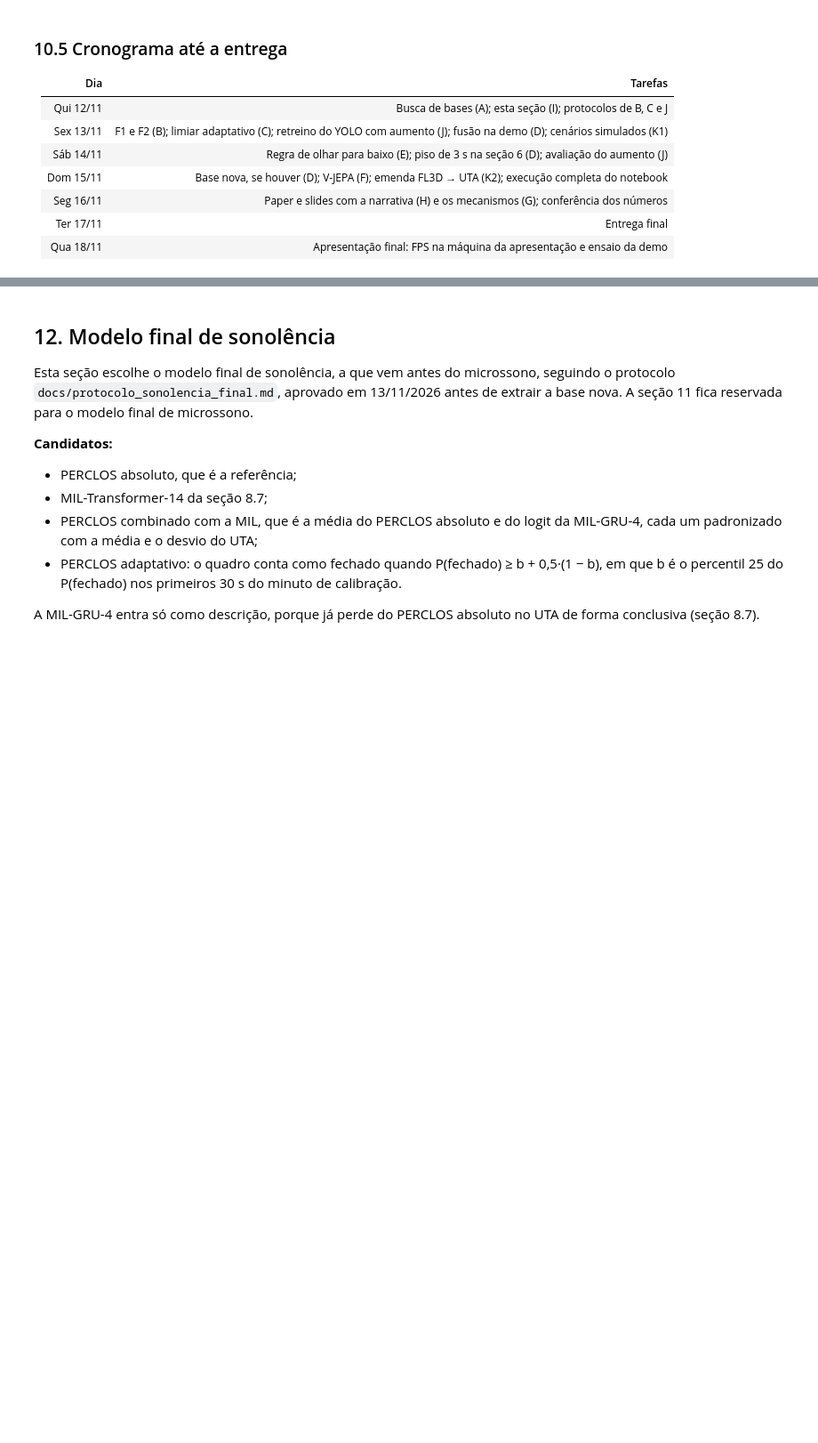
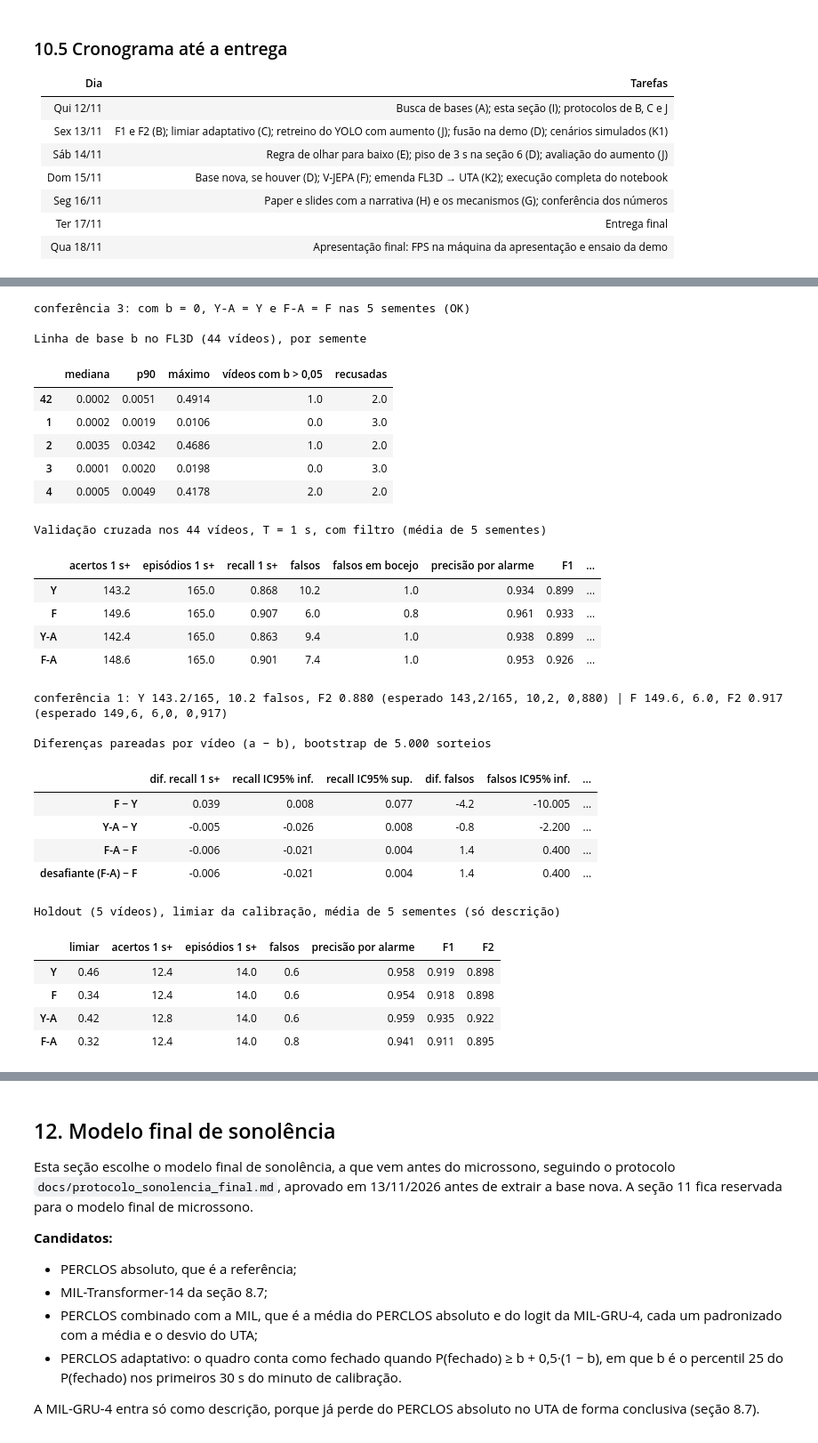
Before and after one commit to rcapozzielli/entrega_final_InsperAI_Wakely, a Jupyter notebook: wakely.ipynb, the cells around one changed output, grey strips where cells are left out. Shown at 89% size. Saved outputs shown, nothing was run; the diff lists cells and outputs as text; code cells hidden in the pictures; blank space fills up the shorter version.

```diff
--- a/wakely.ipynb
+++ b/wakely.ipynb
@@ -426,14 +426,15 @@ TOL = int(0.5 * FPS)
 T_ALERTA = 1.0   # limite inferior da faixa de microssono do Euro NCAP (1 a 2 s)
 
 
-def bocejo_ativo(tl, lim, persistencia, margem):
-    # só usa frames passados: boca aberta por `persistencia` frames seguidos, e mais `margem` frames depois
-    alta = tl["boca"].ge(lim).astype(float)
+def bocejo_ativo(tl, lim, persistencia, margem, coluna="boca"):
+    # só usa frames passados: boca aberta por `persistencia` frames seguidos, e mais `margem` frames depois.
+    # Com coluna="sorriso", a mesma lógica detecta o sorriso (seção 11.5).
+    alta = tl[coluna].ge(lim).astype(float)
     firme = alta.rolling(persistencia, min_periods=persistencia).sum().eq(persistencia).astype(float)
     return firme.rolling(margem + 1, min_periods=1).max().gt(0).values
 
 
-def fechamento(tl, col, limiar, mediana=1, delta=0.0, manter=0, filtro=None):
+def fechamento(tl, col, limiar, mediana=1, delta=0.0, manter=0, filtro=None, sorriso=None):
     # True nos frames fechados. Os padrões reproduzem a regra simples; a seção 4.2 testa os ajustes
     # e a seção 6 testa o filtro de bocejo.
     s = tl[col]
@@ -454,6 +455,8 @@ def fechamento(tl, col, limiar, mediana=1, delta=0.0, manter=0, filtro=None):
                 fechado[a + acima[0]:b + 1] = True
     if filtro:      # olho fechado durante bocejo detectado não conta para o alerta
         fechado = fechado & ~bocejo_ativo(tl, **filtro)
+    if sorriso:     # olho fechado durante sorriso detectado não conta para o alerta (seção 11.5)
+        fechado = fechado & ~bocejo_ativo(tl, coluna="sorriso", **sorriso)
     return fechado
 
 
@@ -463,9 +466,9 @@ def alertas(tl, col, limiar, T, piso=None, **ajustes):
     # (frame do alerta, início do trecho, fim do trecho)
     saida = [(a + n - 1, a, b) for a, b in unir(trechos(fechado), BURACO_FECH) if b - a + 1 >= n]
     if piso:
-        # piso de segurança (seção 6.4): olho fechado por `piso` s ou mais avisa mesmo durante bocejo,
+        # piso de segurança (seção 6.4): olho fechado por `piso` s ou mais avisa mesmo durante bocejo ou sorriso,
         # se nenhum aviso caiu no trecho. É a regra de rodar_regra (seção 7) e da demo.
-        bruto = fechamento(tl, col, limiar, **{k: v for k, v in ajustes.items() if k != "filtro"})
+        bruto = fechamento(tl, col, limiar, **{k: v for k, v in ajustes.items() if k not in ("filtro", "sorriso")})
         p = int(round(piso * FPS))
         saida += [(a + p - 1, a, b) for a, b in unir(trechos(bruto), BURACO_FECH)
                   if b - a + 1 >= p and not any(ini <= b and fim >= a for _, ini, fim in saida)]
@@ -4570,0 +4599,16 @@ Um cuidado: o WACHsens não tem os mesmos sinais da webcam. Lá, a rede usa a ab
+# %%
+import os
+import subprocess
+import sys
+
+
+def rodar_script(nome, *args):
+    # roda um script de experimentos/ num processo separado (não mexe nas variáveis do notebook) e mostra a saída
+    r = subprocess.run([sys.executable, "-W", "ignore", f"experimentos/{nome}", *args], capture_output=True, text=True,
+                       encoding="utf-8", env={**os.environ, "PYTHONIOENCODING": "utf-8"})
+    print(r.stdout)
+    if r.returncode:
+        raise RuntimeError(r.stderr[-2000:])
+
+
+rodar_script("testes_bases_novas.py")
@@ -4570,0 +4645,33 @@ Um cuidado: o WACHsens não tem os mesmos sinais da webcam. Lá, a rede usa a ab
+# %%
+%run -i experimentos/limiar_adaptativo_fl3d.py
+rodar_script("limiar_adaptativo.py")
+# %% [output]
+conferência 3: com b = 0, Y-A = Y e F-A = F nas 5 sementes (OK)
+
+Linha de base b no FL3D (44 vídeos), por semente
+|  | mediana | p90 | máximo | vídeos com b > 0,05 | recusadas |
+| 42 | 0.0002 | 0.0051 | 0.4914 | 1.0 | 2.0 |
+| 1 | 0.0002 | 0.0019 | 0.0106 | 0.0 | 3.0 |
+| 2 | 0.0035 | 0.0342 | 0.4686 | 1.0 | 2.0 |
+| 3 | 0.0001 | 0.0020 | 0.0198 | 0.0 | 3.0 |
+| 4 | 0.0005 | 0.0049 | 0.4178 | 2.0 | 2.0 |
+Validação cruzada nos 44 vídeos, T = 1 s, com filtro (média de 5 sementes)
+|  | acertos 1 s+ | episódios 1 s+ | recall 1 s+ | falsos | falsos em bocejo | precisão por alarme | F1 | ... |
+| Y | 143.2 | 165.0 | 0.868 | 10.2 | 1.0 | 0.934 | 0.899 | ... |
+| F | 149.6 | 165.0 | 0.907 | 6.0 | 0.8 | 0.961 | 0.933 | ... |
+| Y-A | 142.4 | 165.0 | 0.863 | 9.4 | 1.0 | 0.938 | 0.899 | ... |
+| F-A | 148.6 | 165.0 | 0.901 | 7.4 | 1.0 | 0.953 | 0.926 | ... |
+conferência 1: Y 143.2/165, 10.2 falsos, F2 0.880 (esperado 143,2/165, 10,2, 0,880) | F 149.6, 6.0, F2 0.917 (esperado 149,6, 6,0, 0,917)
+
+Diferenças pareadas por vídeo (a − b), bootstrap de 5.000 sorteios
+|  | dif. recall 1 s+ | recall IC95% inf. | recall IC95% sup. | dif. falsos | falsos IC95% inf. | ... |
+| F − Y | 0.039 | 0.008 | 0.077 | -4.2 | -10.005 | ... |
+| Y-A − Y | -0.005 | -0.026 | 0.008 | -0.8 | -2.200 | ... |
+| F-A − F | -0.006 | -0.021 | 0.004 | 1.4 | 0.400 | ... |
+| desafiante (F-A) − F | -0.006 | -0.021 | 0.004 | 1.4 | 0.400 | ... |
+Holdout (5 vídeos), limiar da calibração, média de 5 sementes (só descrição)
+|  | limiar | acertos 1 s+ | episódios 1 s+ | falsos | precisão por alarme | F1 | F2 |
+| Y | 0.46 | 12.4 | 14.0 | 0.6 | 0.958 | 0.919 | 0.898 |
+| F | 0.34 | 12.4 | 14.0 | 0.6 | 0.954 | 0.918 | 0.898 |
+| Y-A | 0.42 | 12.8 | 14.0 | 0.6 | 0.959 | 0.935 | 0.922 |
+| F-A | 0.32 | 12.4 | 14.0 | 0.8 | 0.941 | 0.911 | 0.895 |
```
Also changed, not shown: parts of 16 cells of this notebook, 6 other files.
